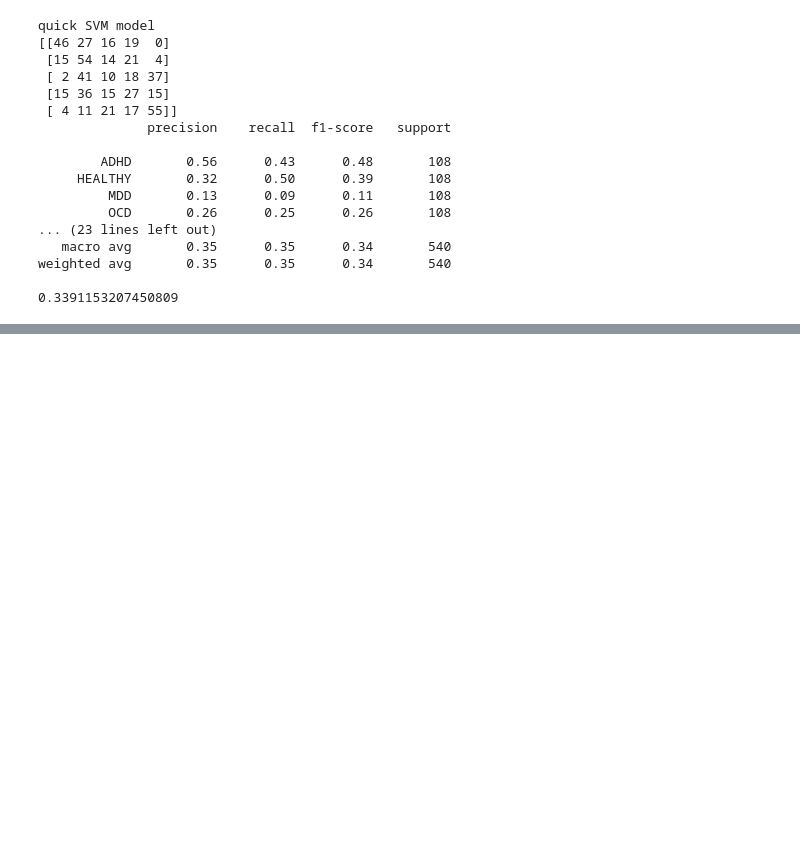
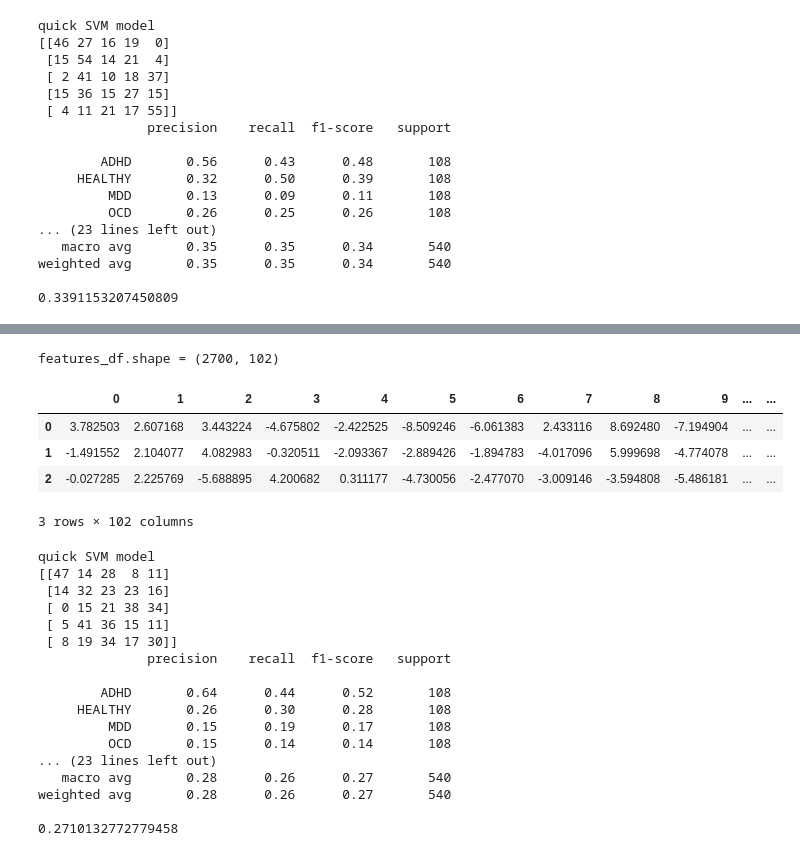
Before and after one commit to TSmolders/DataScience_Thesis, a Jupyter notebook: augmentation_pretext_performance_check.ipynb, the cells around one changed output, grey strips where cells are left out. Saved outputs shown, nothing was run; the diff lists cells and outputs as text; code cells hidden in the pictures; blank space fills up the shorter version.

```diff
--- a/augmentation_pretext_performance_check.ipynb
+++ b/augmentation_pretext_performance_check.ipynb
@@ -709,0 +739,27 @@ weighted avg       0.35      0.35      0.34       540
+# %%
+# overtrained model
+get_ssl_features('fullytrained_morenoiselargerfilter_contrastive_loss_ShallowNet_pretext_model', dataset, df_sample, eval=True, to_disk=True, pretext_model='ShallowNet')
+# %% [output]
+features_df.shape = (2700, 102)
+|  | 0 | 1 | 2 | 3 | 4 | 5 | 6 | 7 | 8 | 9 | ... | ... |
+| 0 | 3.782503 | 2.607168 | 3.443224 | -4.675802 | -2.422525 | -8.509246 | -6.061383 | 2.433116 | 8.692480 | -7.194904 | ... | ... |
+| 1 | -1.491552 | 2.104077 | 4.082983 | -0.320511 | -2.093367 | -2.889426 | -1.894783 | -4.017096 | 5.999698 | -4.774078 | ... | ... |
+| 2 | -0.027285 | 2.225769 | -5.688895 | 4.200682 | 0.311177 | -4.730056 | -2.477070 | -3.009146 | -3.594808 | -5.486181 | ... | ... |
+3 rows × 102 columns
+quick SVM model
+[[47 14 28  8 11]
+ [14 32 23 23 16]
+ [ 0 15 21 38 34]
+ [ 5 41 36 15 11]
+ [ 8 19 34 17 30]]
+              precision    recall  f1-score   support
+
+        ADHD       0.64      0.44      0.52       108
+     HEALTHY       0.26      0.30      0.28       108
+         MDD       0.15      0.19      0.17       108
+         OCD       0.15      0.14      0.14       108
+... (23 lines left out)
+   macro avg       0.28      0.26      0.27       540
+weighted avg       0.28      0.26      0.27       540
+
+0.2710132772779458
```
Also changed, not shown: parts of 2 cells of this notebook, 1 other file.
